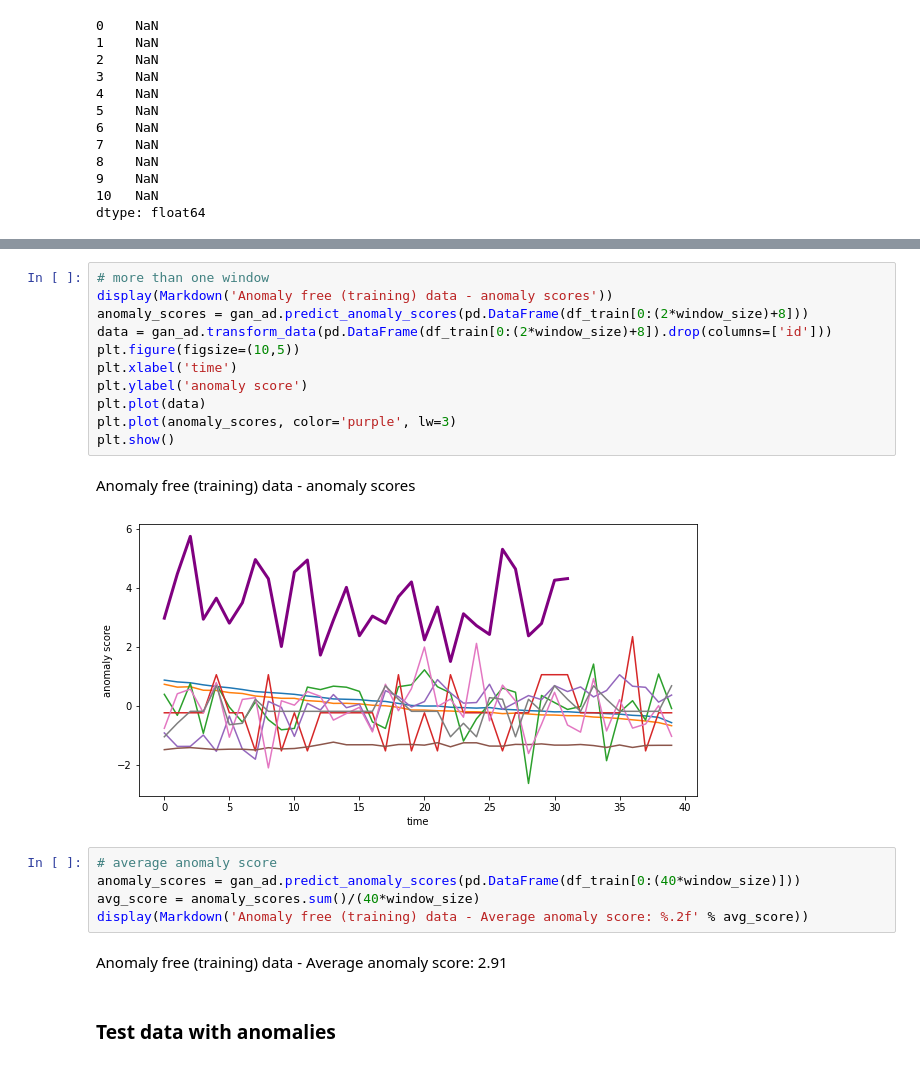
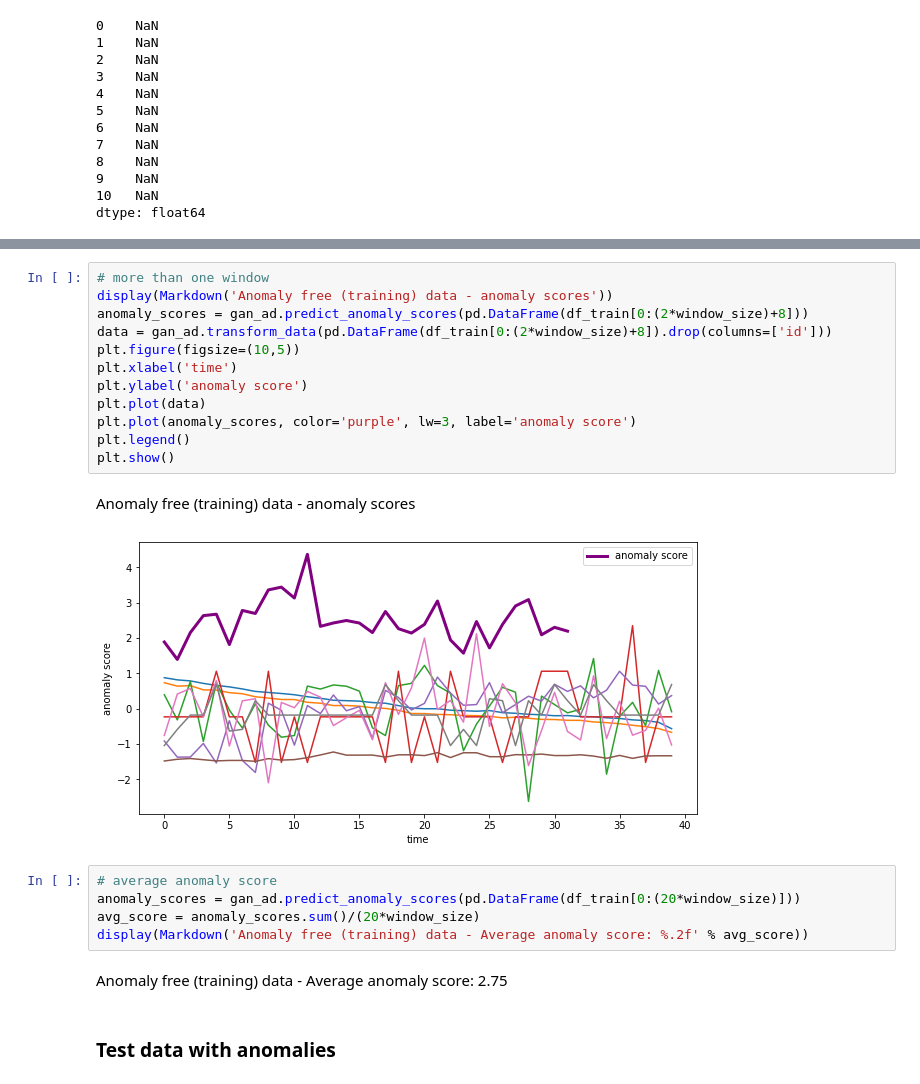
Before and after one commit to ivetasarfyova/TimeSeriesAnomalyDetectionAssignments, a Jupyter notebook: time_series_anomaly_detection/GAN-AD-SKAB.ipynb, the cells around one changed output, grey strips where cells are left out. Cells and saved outputs as stored; diff of their text form.

```diff
--- a/time_series_anomaly_detection/GAN-AD-SKAB.ipynb
+++ b/time_series_anomaly_detection/GAN-AD-SKAB.ipynb
@@ -154,24 +155,25 @@ Anomaly free (training) data with NaNs - anomaly scores
 # %%
 # more than one window
 display(Markdown('Anomaly free (training) data - anomaly scores'))
 anomaly_scores = gan_ad.predict_anomaly_scores(pd.DataFrame(df_train[0:(2*window_size)+8]))
 data = gan_ad.transform_data(pd.DataFrame(df_train[0:(2*window_size)+8]).drop(columns=['id']))
 plt.figure(figsize=(10,5))
 plt.xlabel('time')
 plt.ylabel('anomaly score')
 plt.plot(data)
-plt.plot(anomaly_scores, color='purple', lw=3)
+plt.plot(anomaly_scores, color='purple', lw=3, label='anomaly score')
+plt.legend()
 plt.show()
 # %% [output]
 Anomaly free (training) data - anomaly scores
-[figure, old version]
+[figure, new version]
 # %%
 # average anomaly score
-anomaly_scores = gan_ad.predict_anomaly_scores(pd.DataFrame(df_train[0:(40*window_size)]))
-avg_score = anomaly_scores.sum()/(40*window_size)
+anomaly_scores = gan_ad.predict_anomaly_scores(pd.DataFrame(df_train[0:(20*window_size)]))
+avg_score = anomaly_scores.sum()/(20*window_size)
 display(Markdown('Anomaly free (training) data - Average anomaly score: %.2f' % avg_score))
 # %% [output]
-Anomaly free (training) data - Average anomaly score: 2.91
+Anomaly free (training) data - Average anomaly score: 2.75
 # %% [markdown]
 ### Test data with anomalies
 # %%
```
Also changed, not shown: parts of 8 cells of this notebook, 1 other file.
